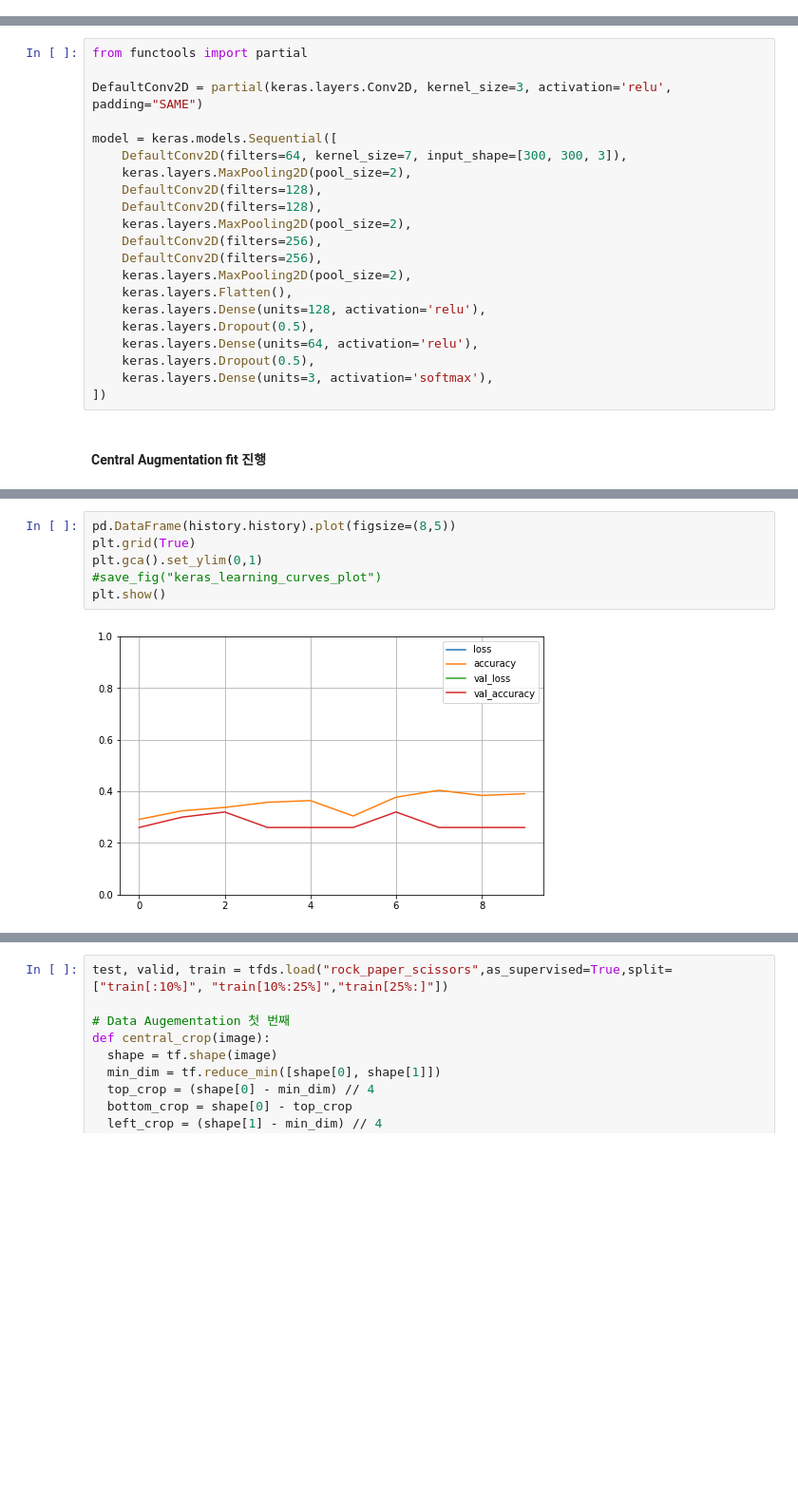
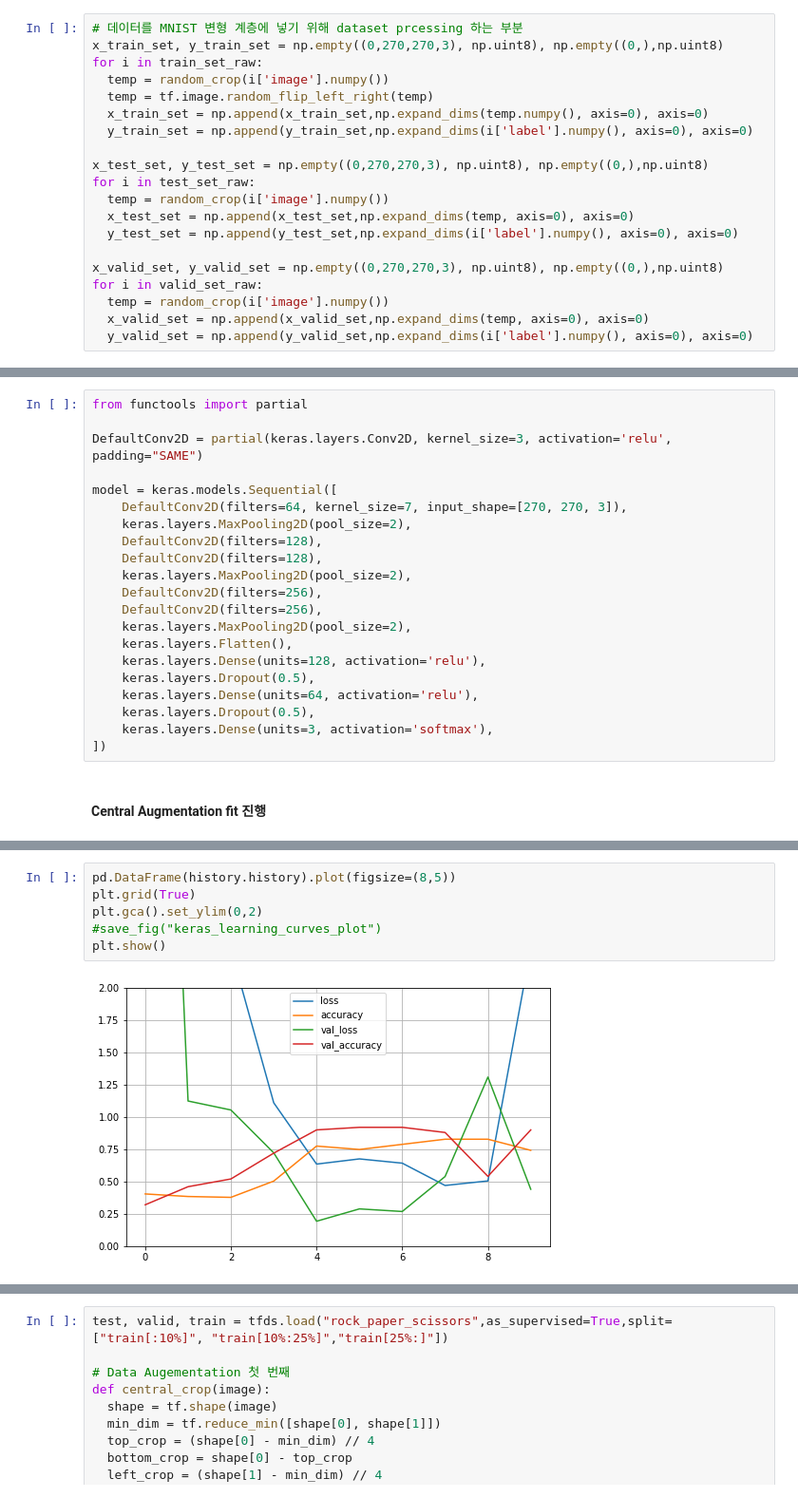
Before and after one commit to lungnahahd/ML_Prac, a Jupyter notebook: Rock_Paper_Scissors.ipynb, the cells around one changed output, grey strips where cells are left out. Shown at 95% size. Cells and saved outputs as stored; diff of their text form; blank space fills up the shorter version.

Commit message:
Fix : "Random Augmentation" 코드 오류 수정

```diff
--- a/Rock_Paper_Scissors.ipynb
+++ b/Rock_Paper_Scissors.ipynb
@@ -81,3 +91,23 @@ for i in valid_set_raw:
+# %%
+# 데이터를 MNIST 변형 계층에 넣기 위해 dataset prcessing 하는 부분
+x_train_set, y_train_set = np.empty((0,270,270,3), np.uint8), np.empty((0,),np.uint8)
+for i in train_set_raw:
+  temp = random_crop(i['image'].numpy())
+  temp = tf.image.random_flip_left_right(temp)
+  x_train_set = np.append(x_train_set,np.expand_dims(temp.numpy(), axis=0), axis=0)
+  y_train_set = np.append(y_train_set,np.expand_dims(i['label'].numpy(), axis=0), axis=0)
+
+x_test_set, y_test_set = np.empty((0,270,270,3), np.uint8), np.empty((0,),np.uint8)
+for i in test_set_raw:
+  temp = random_crop(i['image'].numpy())
+  x_test_set = np.append(x_test_set,np.expand_dims(temp, axis=0), axis=0)
+  y_test_set = np.append(y_test_set,np.expand_dims(i['label'].numpy(), axis=0), axis=0)
+
+x_valid_set, y_valid_set = np.empty((0,270,270,3), np.uint8), np.empty((0,),np.uint8)
+for i in valid_set_raw:
+  temp = random_crop(i['image'].numpy())
+  x_valid_set = np.append(x_valid_set,np.expand_dims(temp, axis=0), axis=0)
+  y_valid_set = np.append(y_valid_set,np.expand_dims(i['label'].numpy(), axis=0), axis=0)
 # %% [markdown]
 #### MNIST CNN 변형 모델
 # %%
@@ -86,7 +116,7 @@ from functools import partial
 DefaultConv2D = partial(keras.layers.Conv2D, kernel_size=3, activation='relu', padding="SAME")
 
 model = keras.models.Sequential([
-    DefaultConv2D(filters=64, kernel_size=7, input_shape=[300, 300, 3]),
+    DefaultConv2D(filters=64, kernel_size=7, input_shape=[270, 270, 3]),
     keras.layers.MaxPooling2D(pool_size=2),
     DefaultConv2D(filters=128),
     DefaultConv2D(filters=128),
@@ -136,8 +168,8 @@ model.evaluate(x_test_set,y_test_set)
 # %%
 pd.DataFrame(history.history).plot(figsize=(8,5))
 plt.grid(True)
-plt.gca().set_ylim(0,1)
+plt.gca().set_ylim(0,2)
 #save_fig("keras_learning_curves_plot")
 plt.show()
 # %% [output]
-[figure, old version]
+[figure, new version]
```
Also changed, not shown: parts of 12 cells of this notebook.
